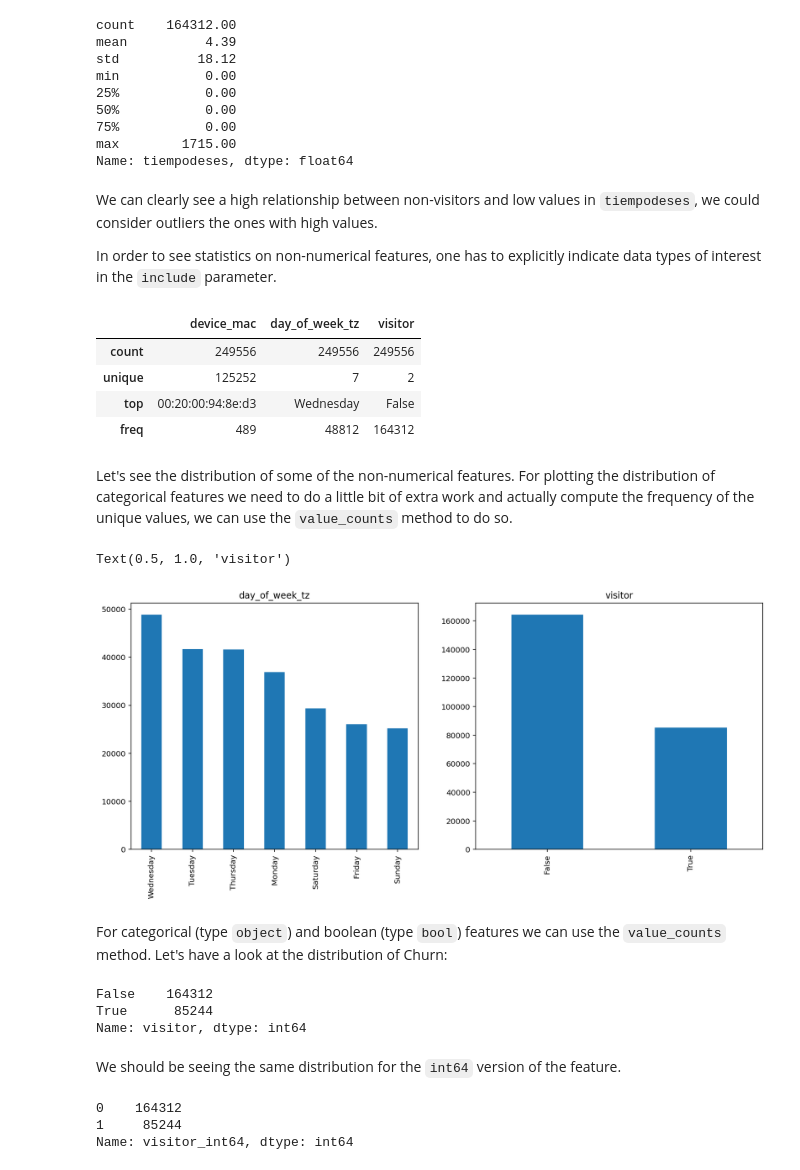
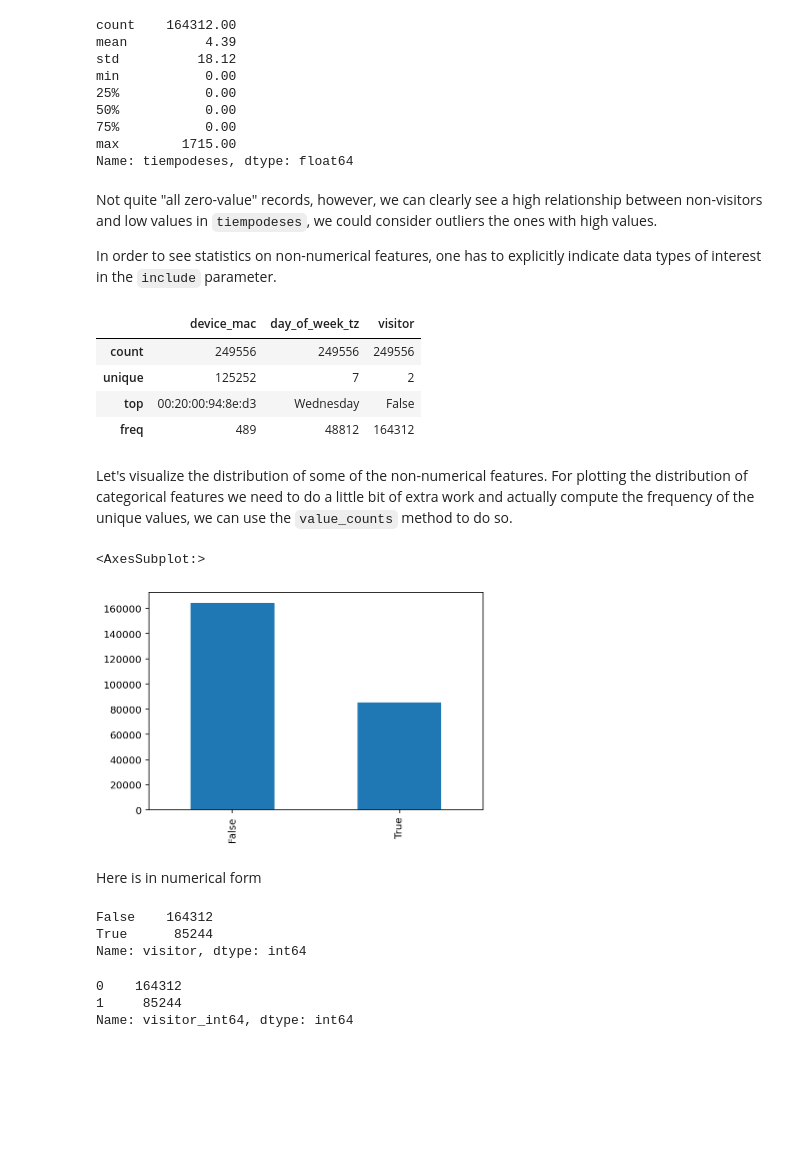
Before and after one commit to RubenAMtz/devf, a Jupyter notebook: main.ipynb, the cells around one changed output. Saved outputs shown, nothing was run; the diff lists cells and outputs as text; code cells hidden in the pictures; blank space fills up the shorter version.

```diff
--- a/main.ipynb
+++ b/main.ipynb
@@ -136,7 +124,7 @@ min           0.00
 max        1715.00
 Name: tiempodeses, dtype: float64
 # %% [markdown]
-We can clearly see a high relationship between non-visitors and low values in `tiempodeses`, we could consider outliers the ones with high values.
+Not quite "all zero-value" records, however, we can clearly see a high relationship between non-visitors and low values in `tiempodeses`, we could consider outliers the ones with high values.
 
 In order to see statistics on non-numerical features, one has to explicitly indicate data types of interest in the `include` parameter.
 # %%
@@ -148,26 +136,20 @@ df_e.describe(include=["object", "bool"])
 | top | 00:20:00:94:8e:d3 | Wednesday | False |
 | freq | 489 | 48812 | 164312 |
 # %% [markdown]
-Let's see the distribution of some of the non-numerical features. For plotting the distribution of categorical features we need to do a little bit of extra work and actually compute the frequency of the unique values, we can use the `value_counts` method to do so.
+Let's visualize the distribution of some of the non-numerical features. For plotting the distribution of categorical features we need to do a little bit of extra work and actually compute the frequency of the unique values, we can use the `value_counts` method to do so.
-# %%
-# for all users
-fig, axs = plt.pyplot.subplots(1, 2, figsize=(15, 6), sharey=False)
-
-df_e["day_of_week_tz"].value_counts().plot(kind="bar", ax=axs[0]).set_title("day_of_week_tz")
-df_e["visitor"].value_counts().plot(kind="bar", ax=axs[1]).set_title("visitor")
-# %% [output]
-Text(0.5, 1.0, 'visitor')
-[figure, removed]
-# %% [markdown]
-For categorical (type `object`) and boolean (type `bool`) features we can use the `value_counts` method. Let's have a look at the distribution of Churn:
+# %%
+df_e['visitor'].value_counts().plot(kind='bar')
+# %% [output]
+<AxesSubplot:>
+[figure, added]
+# %% [markdown]
+Here is in numerical form
 # %%
 df_e['visitor'].value_counts()
 # %% [output]
 False    164312
 True      85244
 Name: visitor, dtype: int64
-# %% [markdown]
-We should be seeing the same distribution for the `int64` version of the feature.
 # %%
 df_e['visitor_int64'].value_counts()
 # %% [output]
```
Also changed, not shown: parts of 67 cells of this notebook, 4 other files.
